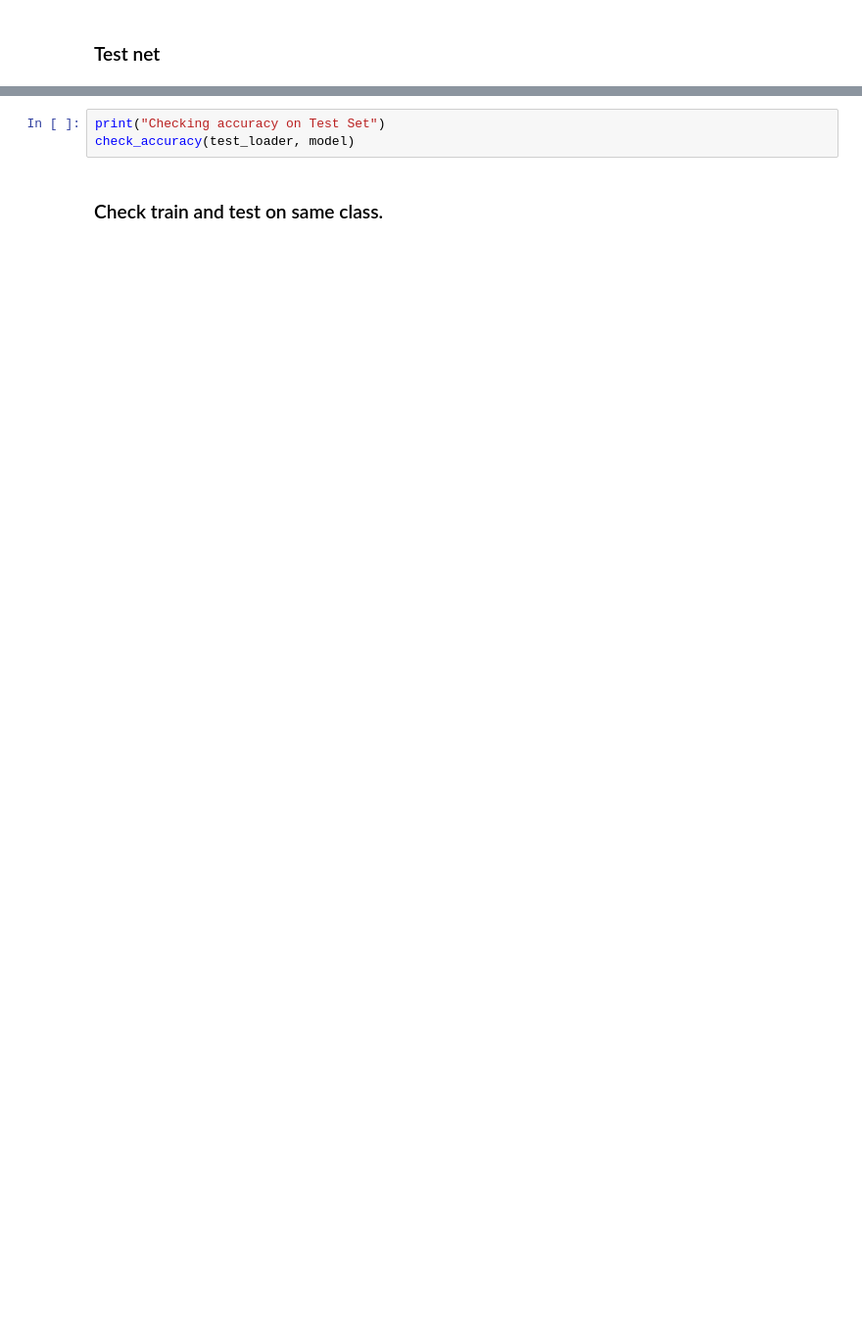
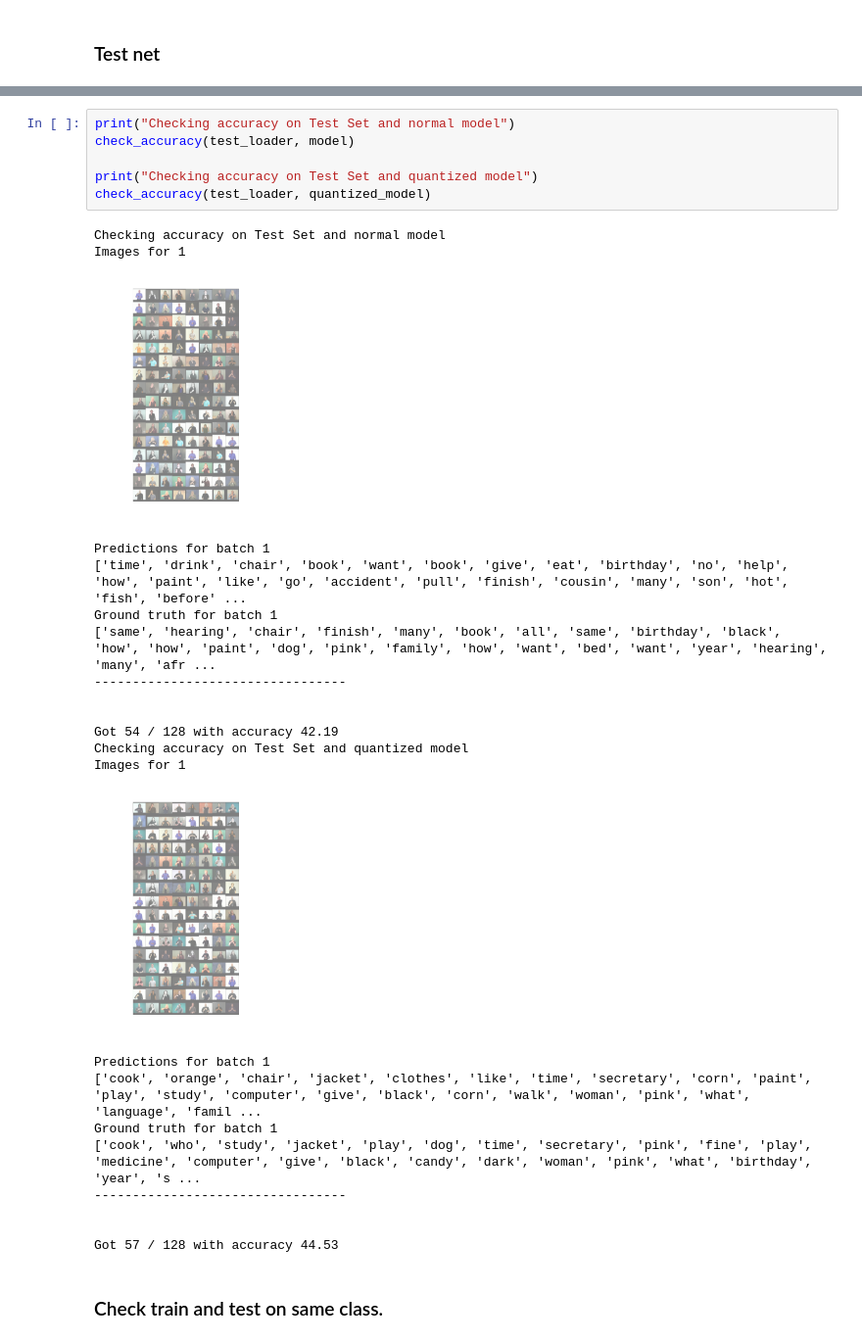
Before and after one commit to irg1008/Sign2Text, a Jupyter notebook: src/ResNet/fine_tunning.ipynb, the cells around one changed output, grey strips where cells are left out. Shown at 98% size. Cells and saved outputs as stored; diff of their text form; blank space fills up the shorter version.

```diff
--- a/src/ResNet/fine_tunning.ipynb
+++ b/src/ResNet/fine_tunning.ipynb
@@ -297,6 +433,32 @@ check_accuracy(train_loader, model)
 # %%
-print("Checking accuracy on Test Set")
+print("Checking accuracy on Test Set and normal model")
 check_accuracy(test_loader, model)
+
+print("Checking accuracy on Test Set and quantized model")
+check_accuracy(test_loader, quantized_model)
+# %% [output]
+Checking accuracy on Test Set and normal model
+Images for 1
+[figure, added]
+Predictions for batch 1
+['time', 'drink', 'chair', 'book', 'want', 'book', 'give', 'eat', 'birthday', 'no', 'help', 'how', 'paint', 'like', 'go', 'accident', 'pull', 'finish', 'cousin', 'many', 'son', 'hot', 'fish', 'before' ...
+Ground truth for batch 1
+['same', 'hearing', 'chair', 'finish', 'many', 'book', 'all', 'same', 'birthday', 'black', 'how', 'how', 'paint', 'dog', 'pink', 'family', 'how', 'want', 'bed', 'want', 'year', 'hearing', 'many', 'afr ...
+---------------------------------
+
+
+Got 54 / 128 with accuracy 42.19
+Checking accuracy on Test Set and quantized model
+Images for 1
+[figure, added]
+Predictions for batch 1
+['cook', 'orange', 'chair', 'jacket', 'clothes', 'like', 'time', 'secretary', 'corn', 'paint', 'play', 'study', 'computer', 'give', 'black', 'corn', 'walk', 'woman', 'pink', 'what', 'language', 'famil ...
+Ground truth for batch 1
+['cook', 'who', 'study', 'jacket', 'play', 'dog', 'time', 'secretary', 'pink', 'fine', 'play', 'medicine', 'computer', 'give', 'black', 'candy', 'dark', 'woman', 'pink', 'what', 'birthday', 'year', 's ...
+---------------------------------
+
+
+Got 57 / 128 with accuracy 44.53
 # %% [markdown]
 ### Check train and test on same class.
 # %%
```
Also changed, not shown: parts of 33 cells of this notebook.
